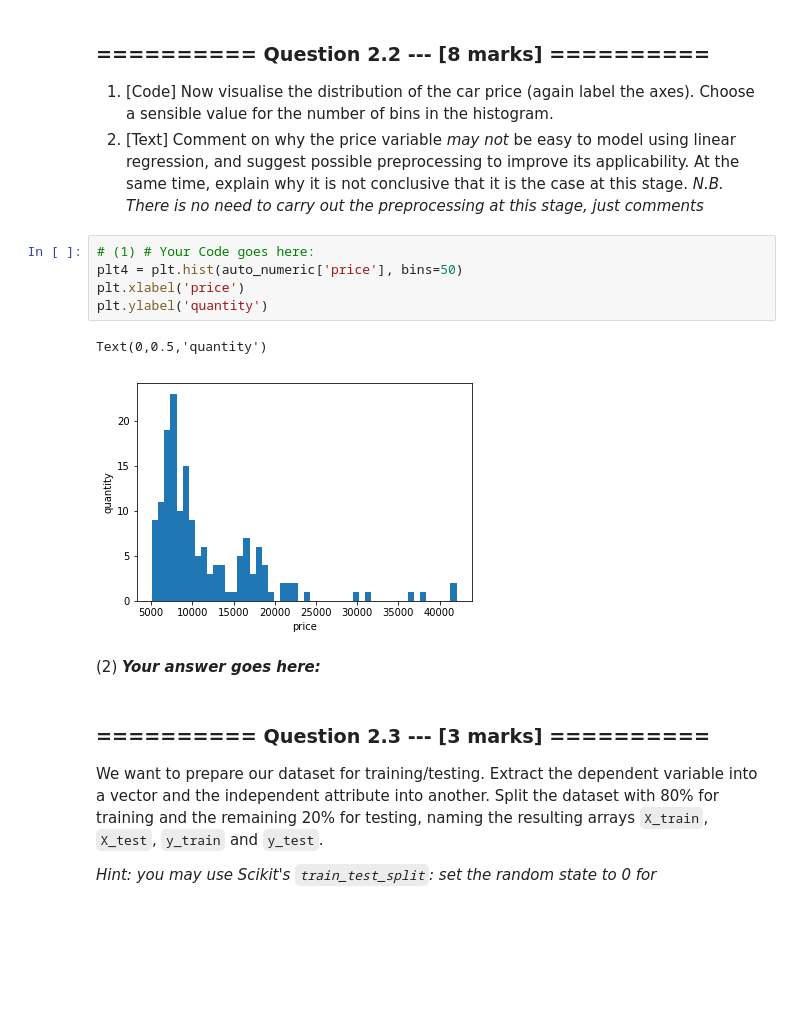
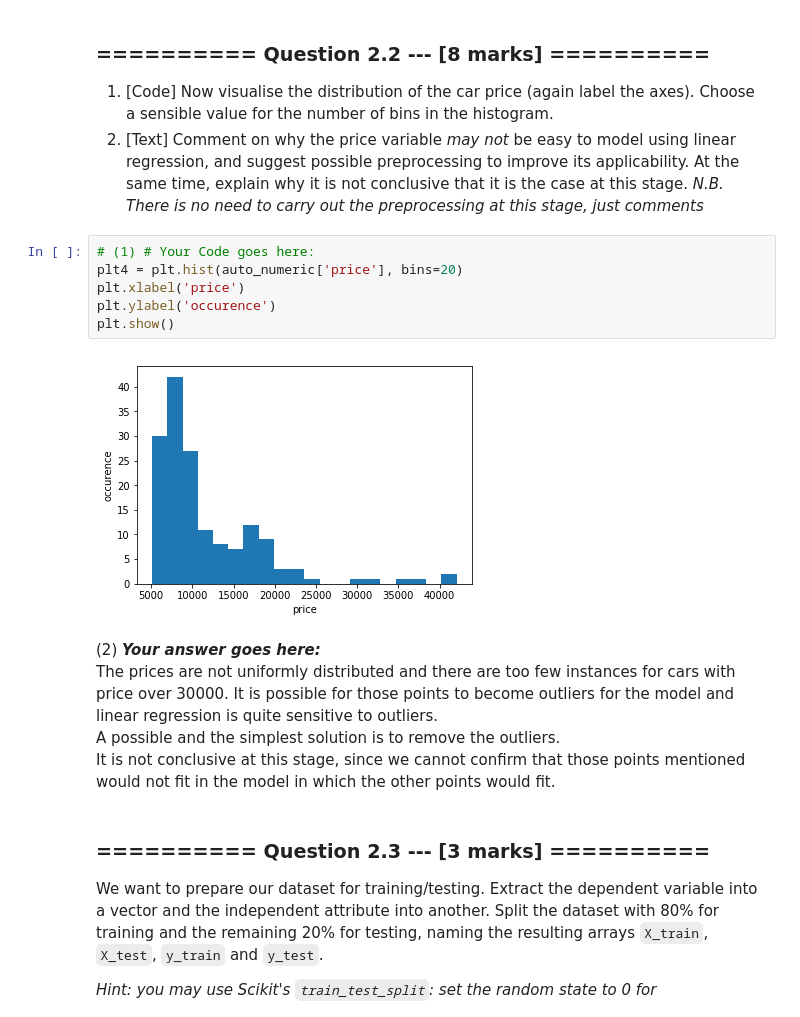
Before and after one commit to zhanshenlc/IAML2018, a Jupyter notebook: Assignments/02_LinearRegression.ipynb, the cells around one changed output. Cells and saved outputs as stored; diff of their text form; blank space fills up the shorter version.

```diff
--- a/Assignments/02_LinearRegression.ipynb
+++ b/Assignments/02_LinearRegression.ipynb
@@ -220,14 +271,17 @@ Text(0,0.5,'price')
 *N.B. There is no need to carry out the preprocessing at this stage, just comments*
 # %%
 # (1) # Your Code goes here:
-plt4 = plt.hist(auto_numeric['price'], bins=50)
+plt4 = plt.hist(auto_numeric['price'], bins=20)
 plt.xlabel('price')
-plt.ylabel('quantity')
+plt.ylabel('occurence')
+plt.show()
 # %% [output]
-Text(0,0.5,'quantity')
-[figure, old version]
+[figure, new version]
-# %% [markdown]
-(2) ***Your answer goes here:***
+# %% [markdown]
+(2) ***Your answer goes here:***
+<br> The prices are not uniformly distributed and there are too few instances for cars with price over 30000. It is possible for those points to become outliers for the model and linear regression is quite sensitive to outliers.
+<br> A possible and the simplest solution is to remove the outliers.
+<br> It is not conclusive at this stage, since we cannot confirm that those points mentioned would not fit in the model in which the other points would fit.
 # %% [markdown]
 ### ========== Question 2.3 --- [3 marks] ==========
 We want to prepare our dataset for training/testing. Extract the dependent variable into a vector and the independent attribute into another. Split the dataset with 80% for training and the remaining 20% for testing, naming the resulting arrays `X_train`, `X_test`, `y_train` and `y_test`.
```
Also changed, not shown: parts of 32 cells of this notebook, 1 other file.
